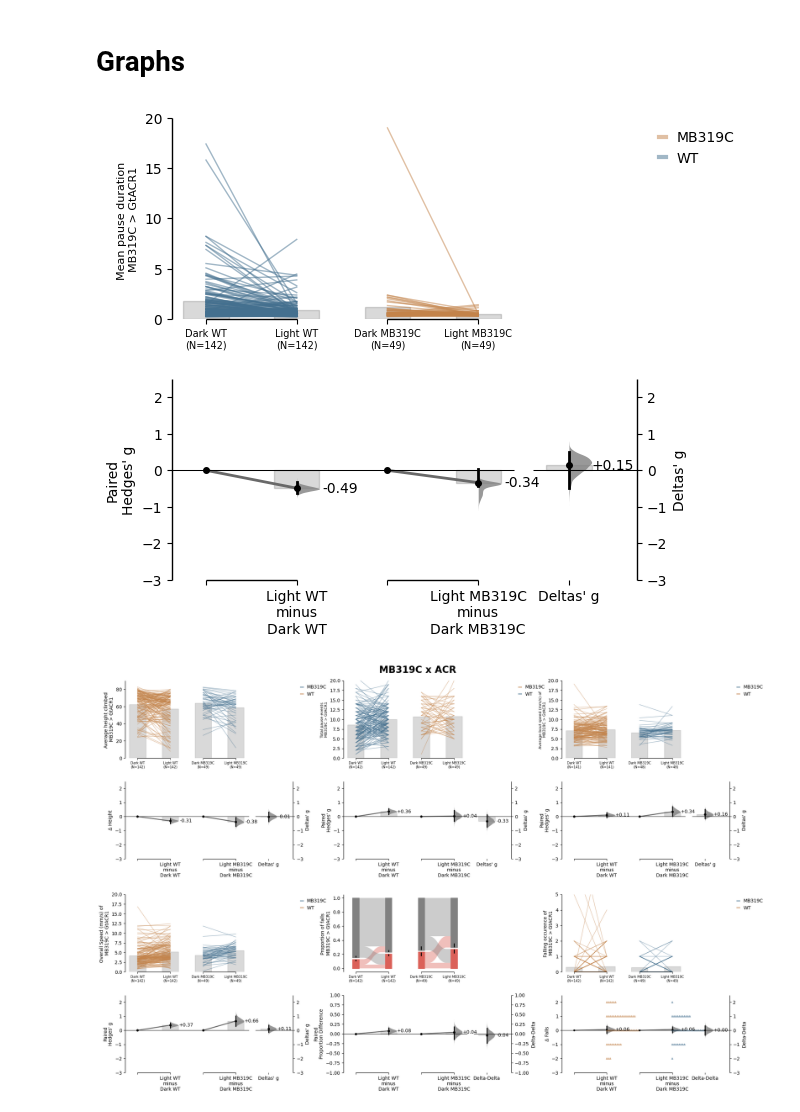
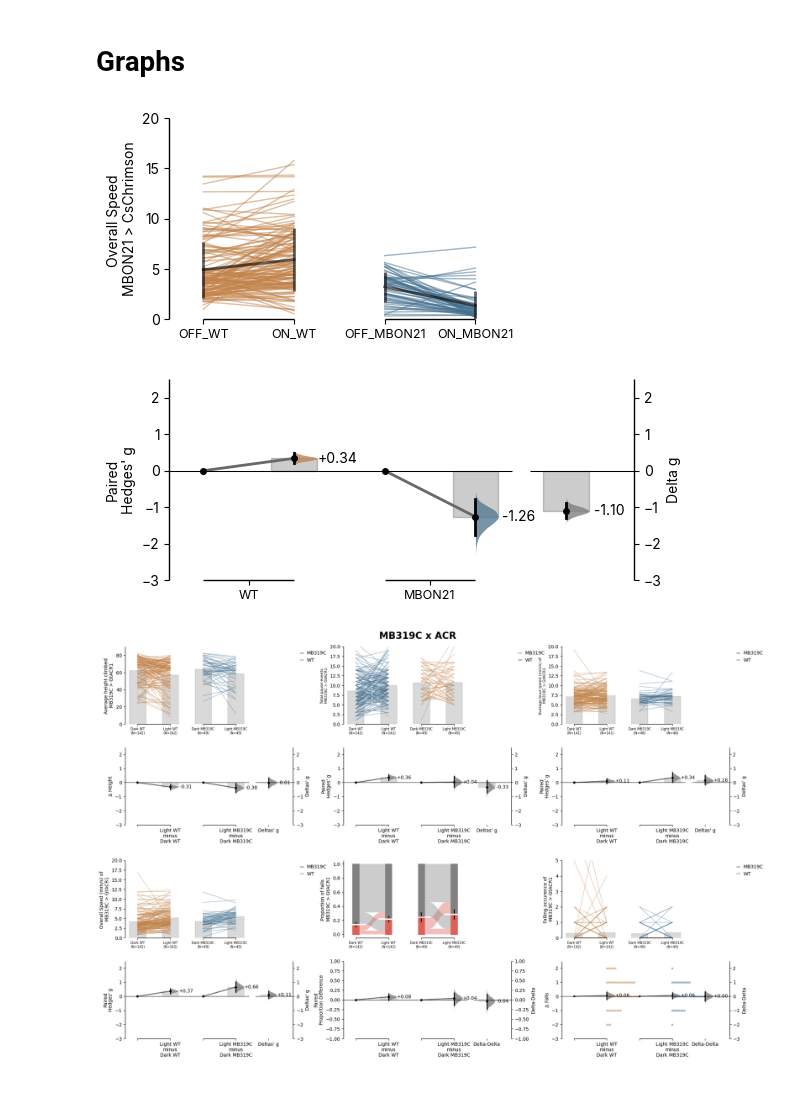
Before and after one commit to lnicole08/deltaG_screen, a Jupyter notebook: Dabest_six_plots.ipynb, the cells around one changed output. Cells and saved outputs as stored; diff of their text form; code cells hidden in the pictures.

```diff
--- a/Dabest_six_plots.ipynb
+++ b/Dabest_six_plots.ipynb
@@ -308,0 +351,15 @@ def positional_arguments(dfexpt, driver):
+# %%
+#for fonts only
+import matplotlib.pyplot as plt
+from matplotlib import font_manager
+
+font_dirs = [specifiedpath + "\\ACC Lab Dropbox\\ACC Lab\\Nicole Lee\\Programs\\"]  # The path to the custom font file.
+font_files = font_manager.findSystemFonts(fontpaths=font_dirs)
+
+
+for font_file in font_files:
+    font_manager.fontManager.addfont(font_file)
+    prop = font_manager.FontProperties(fname=font_file)
+
+[f.name for f in mpl.font_manager.fontManager.ttflist]
+plt.rcParams["font.family"] = "Inter"
@@ -316,8 +419,8 @@ dfw= pd.read_csv(filenamewt)
 exptdf = dfe.drop(dfe.columns[[0]],axis = 1)
 wtdf = dfw.drop(dfw.columns[[0]],axis = 1)
 
-dfexpt = NLCLIMB.fivesecondrule(NLCLIMB.generation(exptdf, driver)) #do not want assimilation
-dfwt = NLCLIMB.fivesecondrule(NLCLIMB.generation(wtdf, wt))
+dfexpt = NLCLIMB.timerule(NLCLIMB.generation(exptdf, driver)) #do not want assimilation
+dfwt = NLCLIMB.timerule(NLCLIMB.generation(wtdf, wt))
 
 
 #falls
@@ -405,16 +508,34 @@ meanpause = dabest.load(data=alltgtmeandf_pause, x=["ExperimentState","Type"], y
 # %%
 import seaborn as sns
 
+mbonnumber = str(lobelocation[lobelocation['MBON'] == driver]['MBON number'].values[0])
+
 if "Chrimson2" in responder:
-   transgenicname = driver + " > CsChrimson"
+   transgenicname = mbonnumber + " > CsChrimson"
 if "ACR" in responder:
-   transgenicname = driver + " > GtACR1"
-meanpause.hedges_g.plot(raw_label="Mean pause duration \n" + transgenicname ,
-                                       raw_ylim=(0,20), contrast_ylim = (-3, 2.5),  fontsize_rawxlabel=7, fontsize_rawylabel=8, fontsize_contrastxlabel=10, contrast_marker_size=4,
+   transgenicname = mbonnumber + " > GtACR1"
+
+
+overallspeeddb = overallspeed.hedges_g.plot(raw_label="Overall Speed \n" + transgenicname ,
+                                       raw_ylim=(0,20), contrast_ylim = (-3, 2.5),  fontsize_rawxlabel=7,
+                                       fontsize_rawylabel=10, fontsize_contrastxlabel=10, contrast_marker_size=4,
                                     fontsize_contrastylabel=10, fontsize_delta2label=10
                                     );
+
+genolist = ['WT', mbonnumber]
+palette = {"WT": "#c08656", mbonnumber: '#557a94'}
+overallspeeddb.axes[0].set_xticklabels(["OFF_WT", "ON_WT", "OFF_" + mbonnumber, "ON_" + mbonnumber], fontsize = 9)
+overallspeeddb.axes[0].get_legend().remove()
+overallspeeddb.axes[1].spines['bottom'].set_visible(False)
+overallspeeddb.axes[1].set_xticks([0.5,2.5])
+overallspeeddb.axes[1].set_xticklabels('')
+overallspeeddb.axes[1].set_xticklabels(genolist, fontsize = 9)
+
+
+for i in range(len(genolist)):
+     overallspeeddb.axes[1].collections[i].set_color(palette[genolist[i]])
 # %% [output]
-[figure, old version]
+[figure, new version]
 # %%
 import seaborn as sns
 f, axx = plt.subplots(nrows=2, ncols=3,
```
Also changed, not shown: parts of 5 cells of this notebook, 1 other file.
